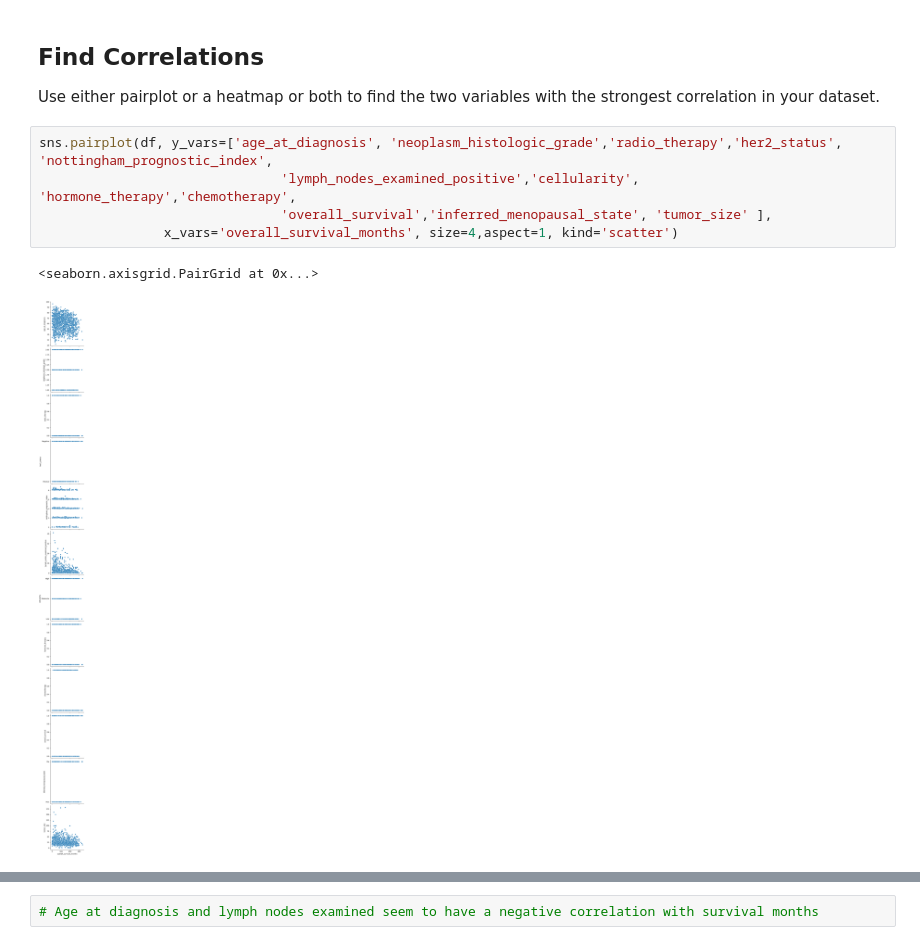
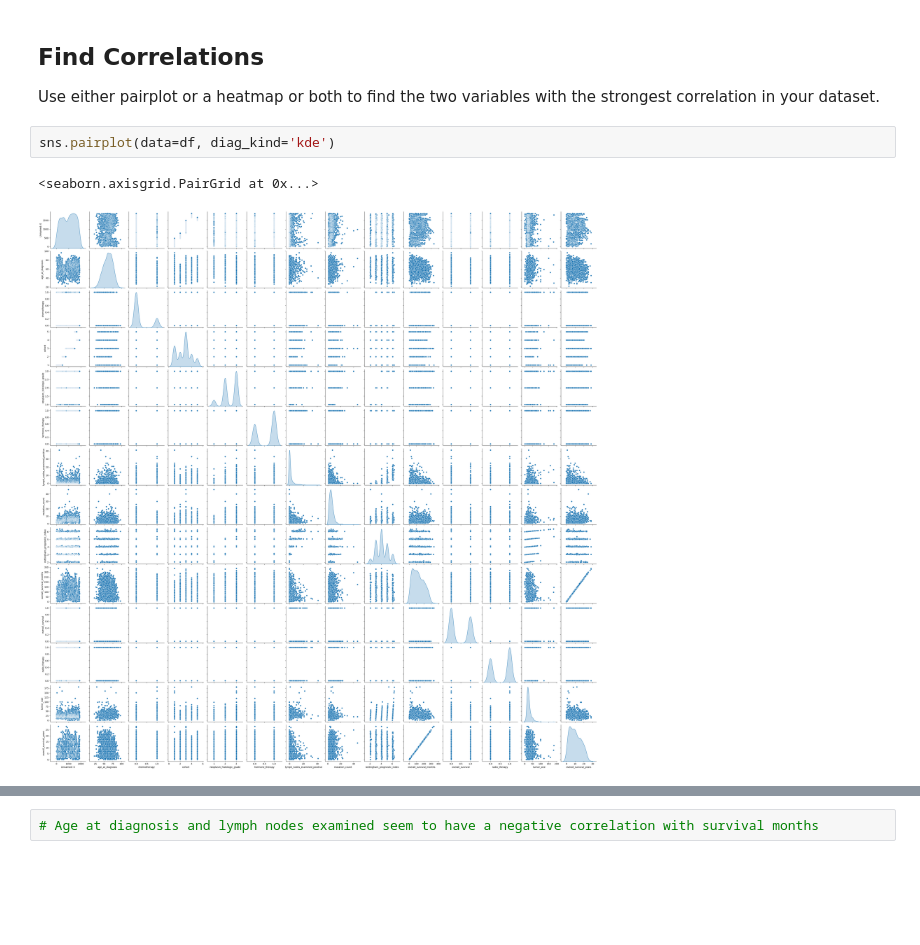
Before and after one commit to Sne0Ch/checkpoint-five, a Jupyter notebook: checkpoint-five.ipynb, the cells around one changed output, grey strips where cells are left out. Cells and saved outputs as stored; diff of their text form; blank space fills up the shorter version.

```diff
--- a/checkpoint-five.ipynb
+++ b/checkpoint-five.ipynb
@@ -63,11 +63,8 @@ df.describe()
 ## Find Correlations
 
 Use either pairplot or a heatmap or both to find the two variables with the strongest correlation in your dataset.
-# %%
-sns.pairplot(df, y_vars=['age_at_diagnosis', 'neoplasm_histologic_grade','radio_therapy','her2_status', 'nottingham_prognostic_index',
-                               'lymph_nodes_examined_positive','cellularity', 'hormone_therapy','chemotherapy',
-                               'overall_survival','inferred_menopausal_state', 'tumor_size' ],
-                x_vars='overall_survival_months', size=4,aspect=1, kind='scatter')
-# %% [output]
-<seaborn.axisgrid.PairGrid at 0x...>
-[figure, removed]
+# %%
+sns.pairplot(data=df, diag_kind='kde')
+# %% [output]
+<seaborn.axisgrid.PairGrid at 0x...>
+[figure, added]
```
Also changed, not shown: parts of 30 cells of this notebook.
